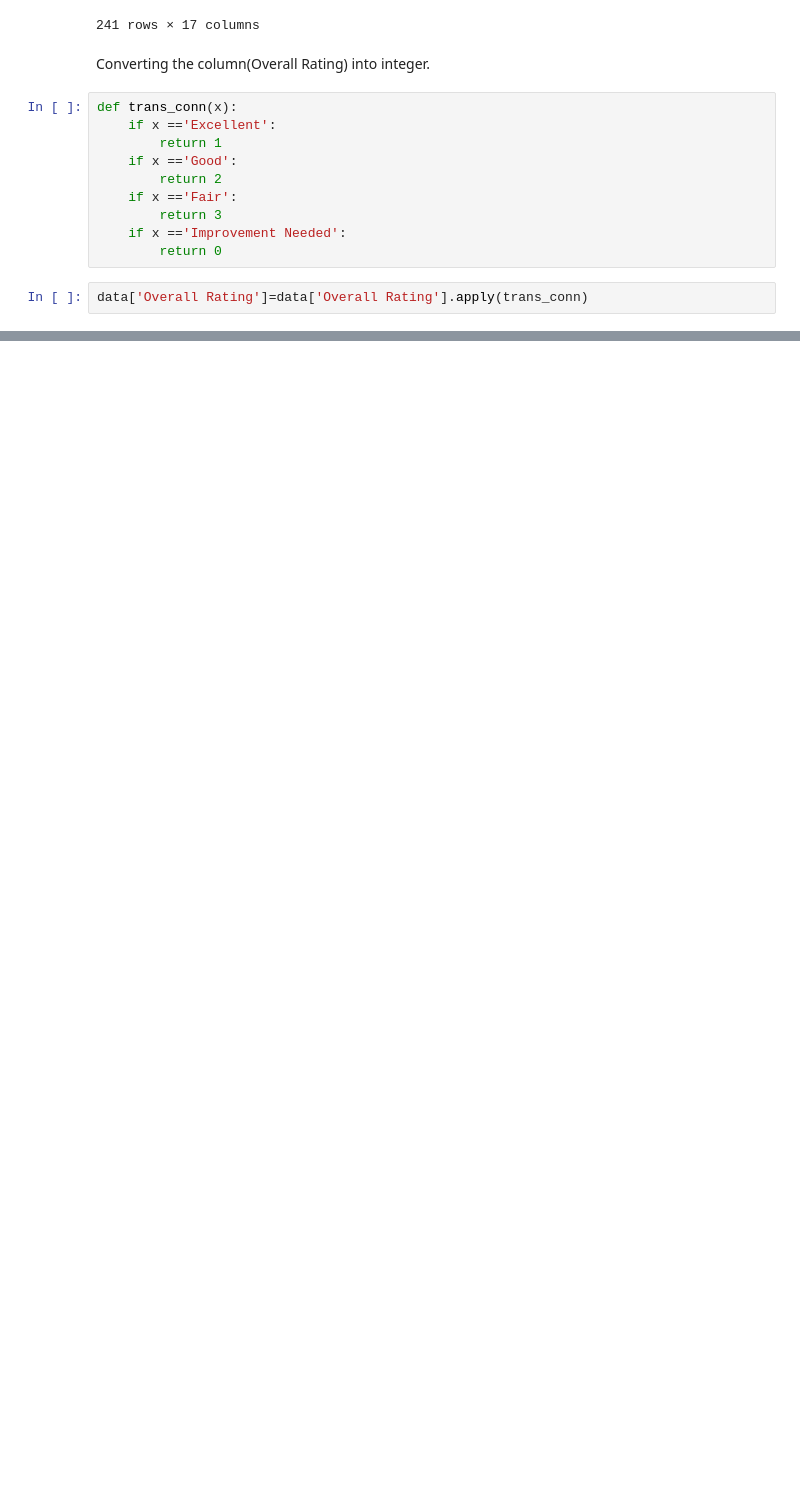
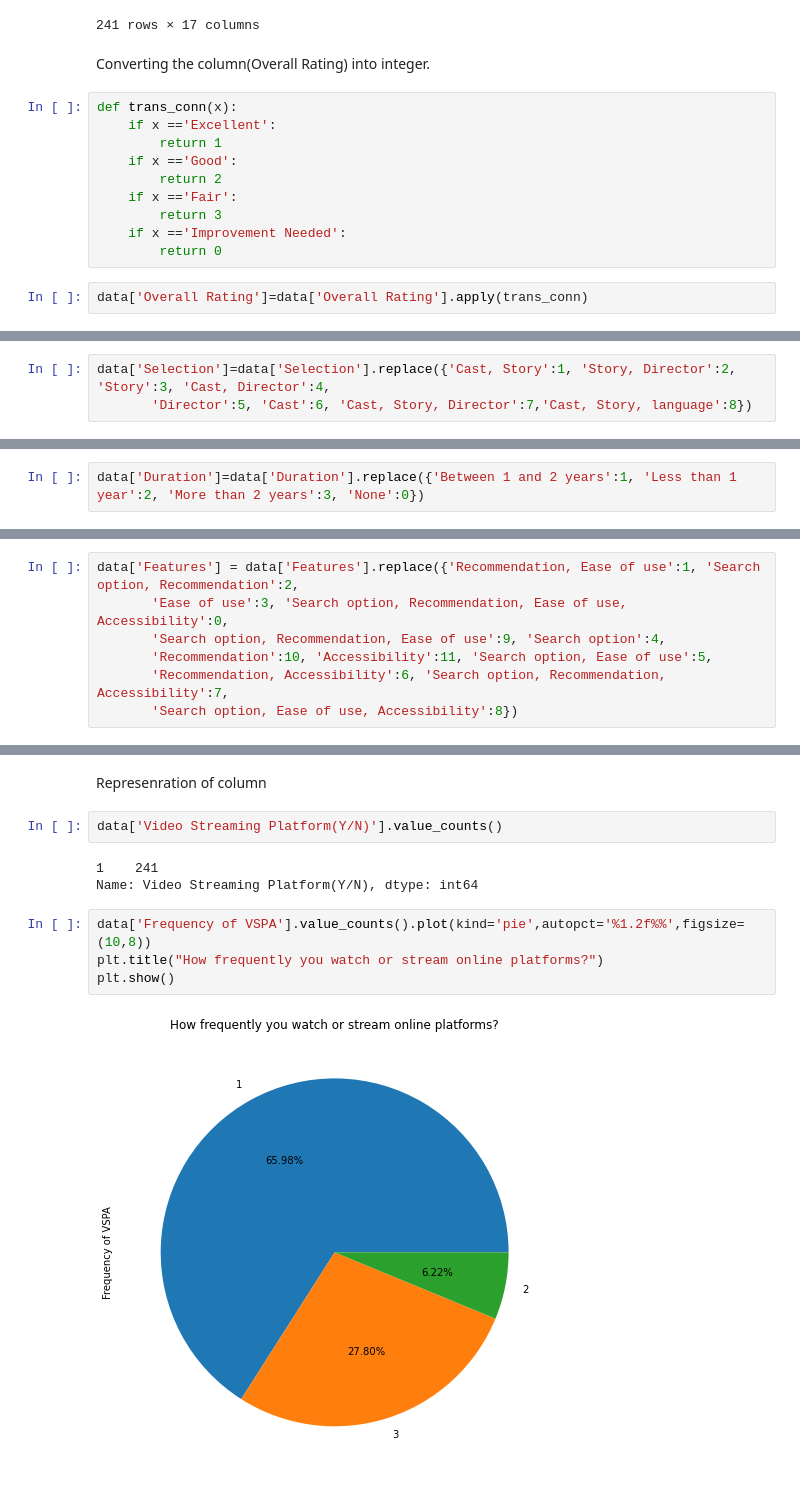
Before and after one commit to snehachauhan/project_final, a Jupyter notebook: OTT.ipynb, the cells around one changed output, grey strips where cells are left out. Drawn from its saved outputs; the diff is of its cells as text; blank space fills up the shorter version.

```diff
--- a/OTT.ipynb
+++ b/OTT.ipynb
@@ -594,0 +681,3 @@ data
+# %%
+data['Selection']=data['Selection'].replace({'Cast, Story':1, 'Story, Director':2, 'Story':3, 'Cast, Director':4,
+       'Director':5, 'Cast':6, 'Cast, Story, Director':7,'Cast, Story, language':8})
@@ -594,0 +708,2 @@ data
+# %%
+data['Duration']=data['Duration'].replace({'Between 1 and 2 years':1, 'Less than 1 year':2, 'More than 2 years':3, 'None':0})
@@ -594,0 +740,7 @@ data
+# %%
+data['Features'] = data['Features'].replace({'Recommendation, Ease of use':1, 'Search option, Recommendation':2,
+       'Ease of use':3, 'Search option, Recommendation, Ease of use, Accessibility':0,
+       'Search option, Recommendation, Ease of use':9, 'Search option':4,
+       'Recommendation':10, 'Accessibility':11, 'Search option, Ease of use':5,
+       'Recommendation, Accessibility':6, 'Search option, Recommendation, Accessibility':7,
+       'Search option, Ease of use, Accessibility':8})
@@ -594,0 +763,13 @@ data
+# %% [markdown]
+Represenration of column
+# %%
+data['Video Streaming Platform(Y/N)'].value_counts()
+# %% [output]
+1    241
+Name: Video Streaming Platform(Y/N), dtype: int64
+# %%
+data['Frequency of VSPA'].value_counts().plot(kind='pie',autopct='%1.2f%%',figsize=(10,8))
+plt.title("How frequently you watch or stream online platforms?")
+plt.show()
+# %% [output]
+[figure, added]
```
Also changed, not shown: parts of 49 cells of this notebook.
